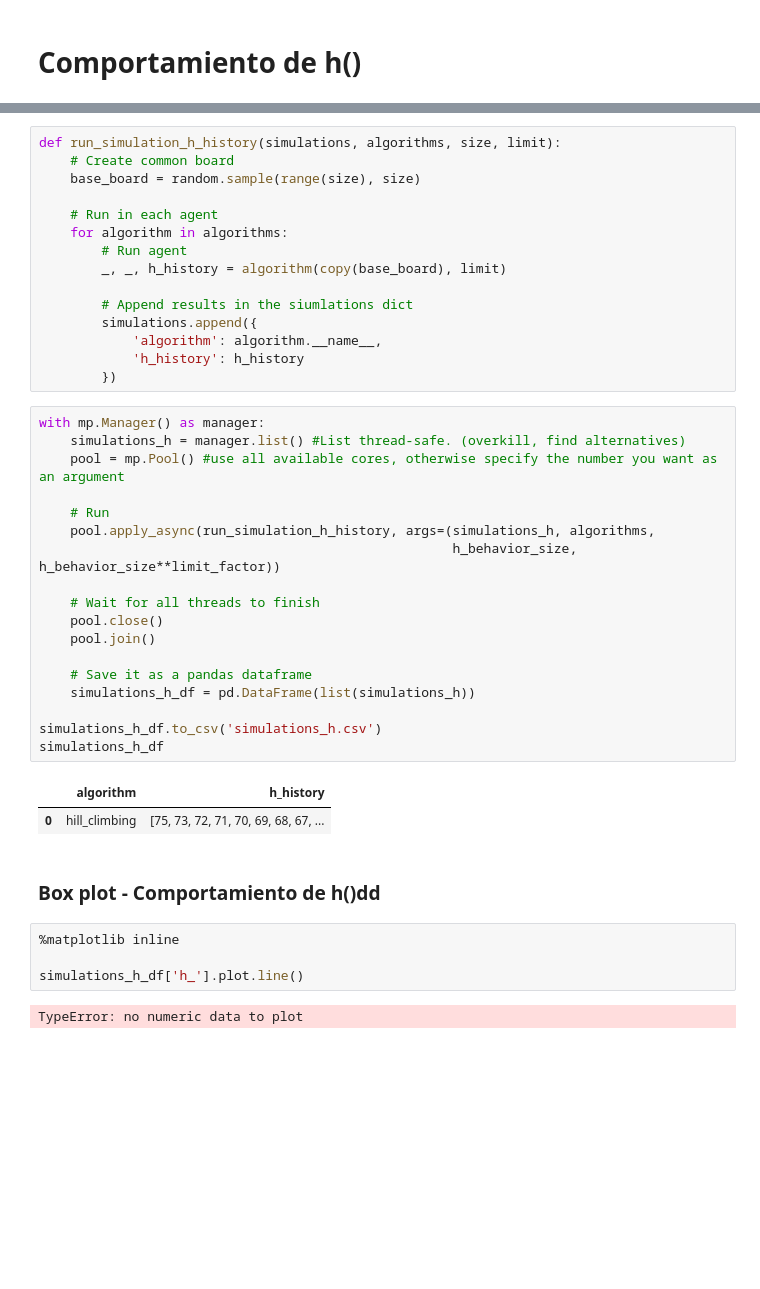
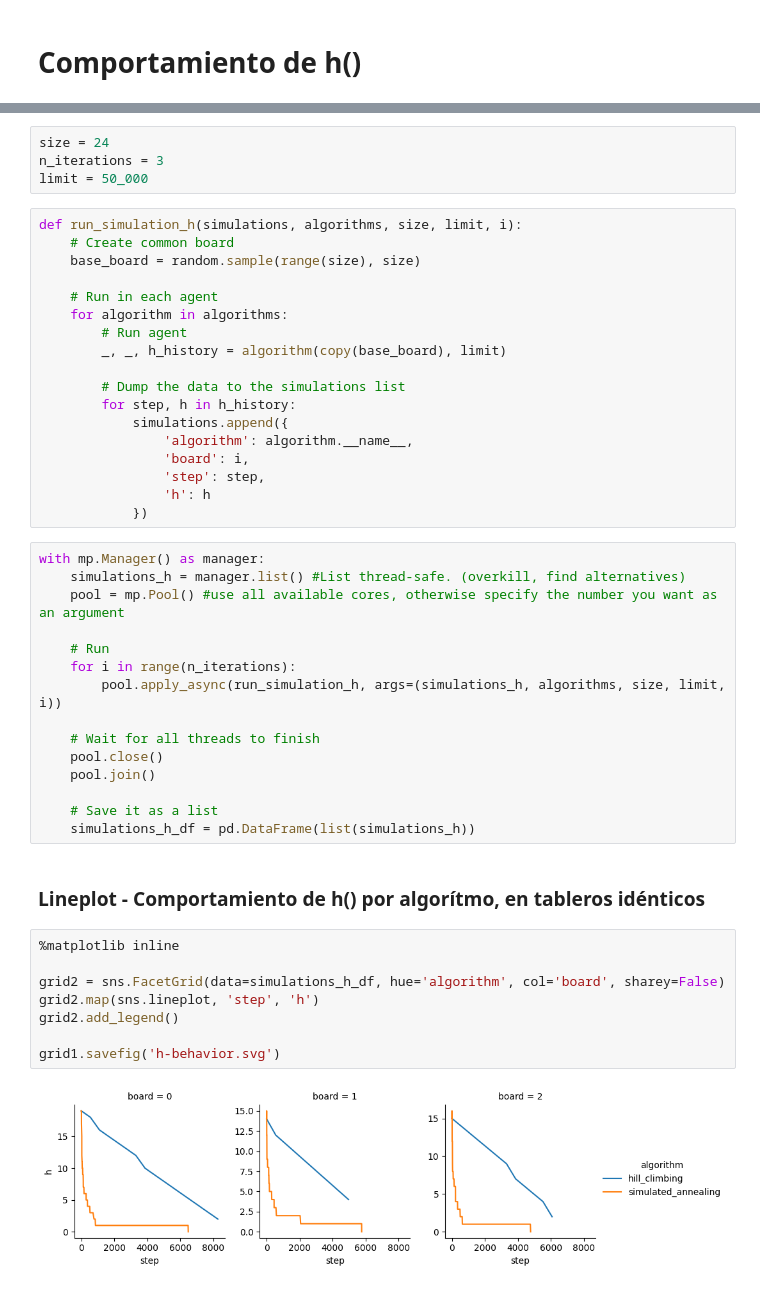
Before and after one commit to LucianoAlbanes/ia-uncuyo-2022, a Jupyter notebook: tp5-busquedas-locales/code/simulation.ipynb, the cells around one changed output, grey strips where cells are left out. Saved outputs shown, nothing was run; the diff lists cells and outputs as text; blank space fills up the shorter version.

```diff
--- a/tp5-busquedas-locales/code/simulation.ipynb
+++ b/tp5-busquedas-locales/code/simulation.ipynb
@@ -136,5 +142,9 @@ grid1.savefig('time_by_algorithm.svg')
+# %%
+size = 24
+n_iterations = 3
+limit = 50_000
 # %%
-def run_simulation_h_history(simulations, algorithms, size, limit):
+def run_simulation_h(simulations, algorithms, size, limit, i):
     # Create common board
     base_board = random.sample(range(size), size)
 
@@ -143,37 +153,38 @@ def run_simulation_h_history(simulations, algorithms, size, limit):
         # Run agent
         _, _, h_history = algorithm(copy(base_board), limit)
 
-        # Append results in the siumlations dict
-        simulations.append({
-            'algorithm': algorithm.__name__,
-            'h_history': h_history
-        })
+        # Dump the data to the simulations list
+        for step, h in h_history:
+            simulations.append({
+                'algorithm': algorithm.__name__,
+                'board': i,
+                'step': step,
+                'h': h
+            })
 # %%
 with mp.Manager() as manager:
     simulations_h = manager.list() #List thread-safe. (overkill, find alternatives)
     pool = mp.Pool() #use all available cores, otherwise specify the number you want as an argument
 
     # Run
-    pool.apply_async(run_simulation_h_history, args=(simulations_h, algorithms,
-                                                     h_behavior_size, h_behavior_size**limit_factor))
+    for i in range(n_iterations):
+        pool.apply_async(run_simulation_h, args=(simulations_h, algorithms, size, limit, i))
 
     # Wait for all threads to finish
     pool.close()
     pool.join()
 
-    # Save it as a pandas dataframe
+    # Save it as a list
     simulations_h_df = pd.DataFrame(list(simulations_h))
-
-simulations_h_df.to_csv('simulations_h.csv')
-simulations_h_df
-# %% [output]
-|  | algorithm | h_history |
-| 0 | hill_climbing | [75, 73, 72, 71, 70, 69, 68, 67, ... |
 # %% [markdown]
-### Box plot - Comportamiento de h()dd
+### Lineplot - Comportamiento de h() por algorítmo, en tableros idénticos
-# %%
-%matplotlib inline
-
-simulations_h_df['h_'].plot.line()
-# %% [output]
-TypeError: no numeric data to plot
+# %%
+%matplotlib inline
+
+grid2 = sns.FacetGrid(data=simulations_h_df, hue='algorithm', col='board', sharey=False)
+grid2.map(sns.lineplot, 'step', 'h')
+grid2.add_legend()
+
+grid1.savefig('h-behavior.svg')
+# %% [output]
+[figure, added]
```
Also changed, not shown: parts of 7 cells of this notebook, 3 other files.
